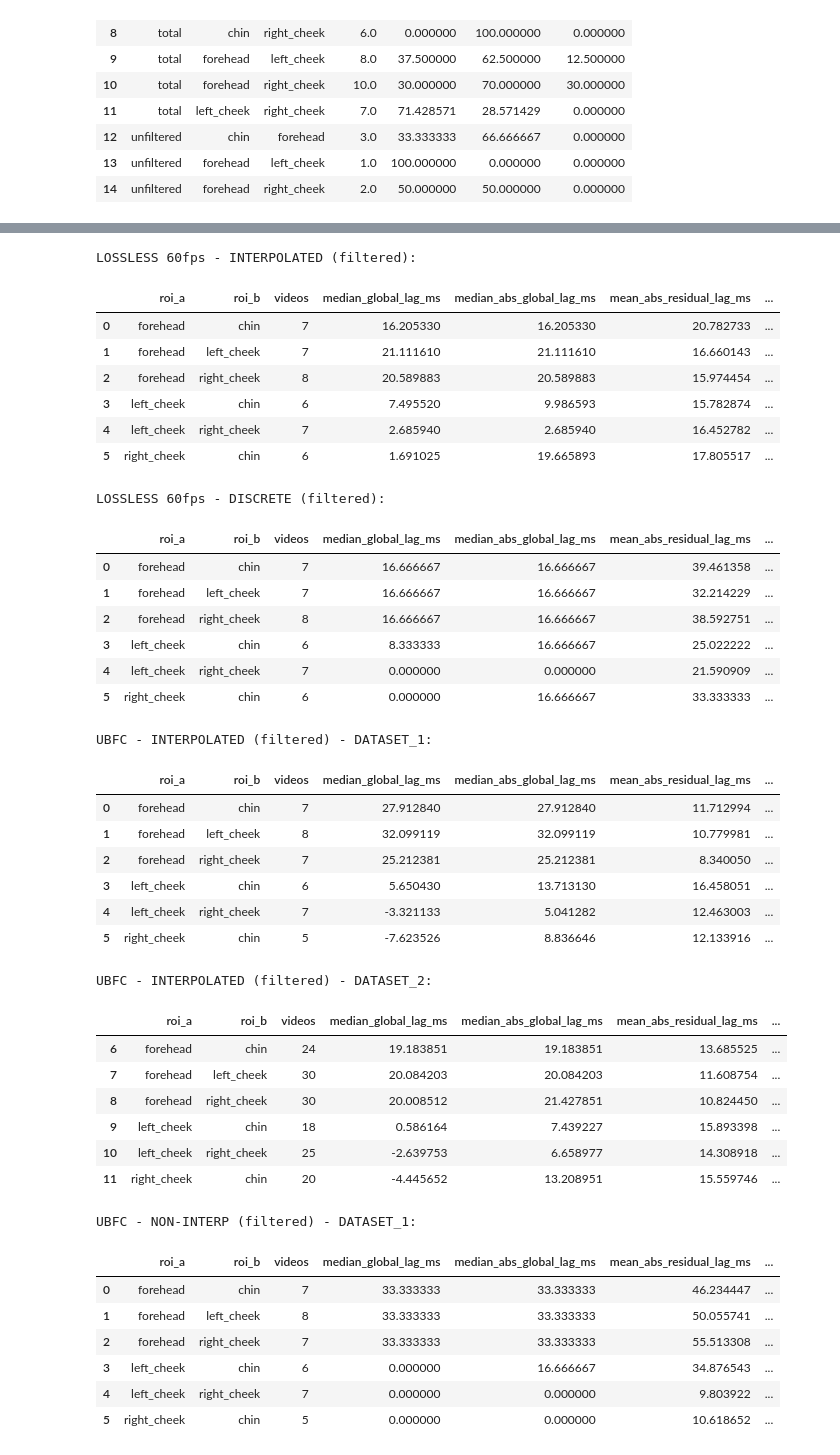
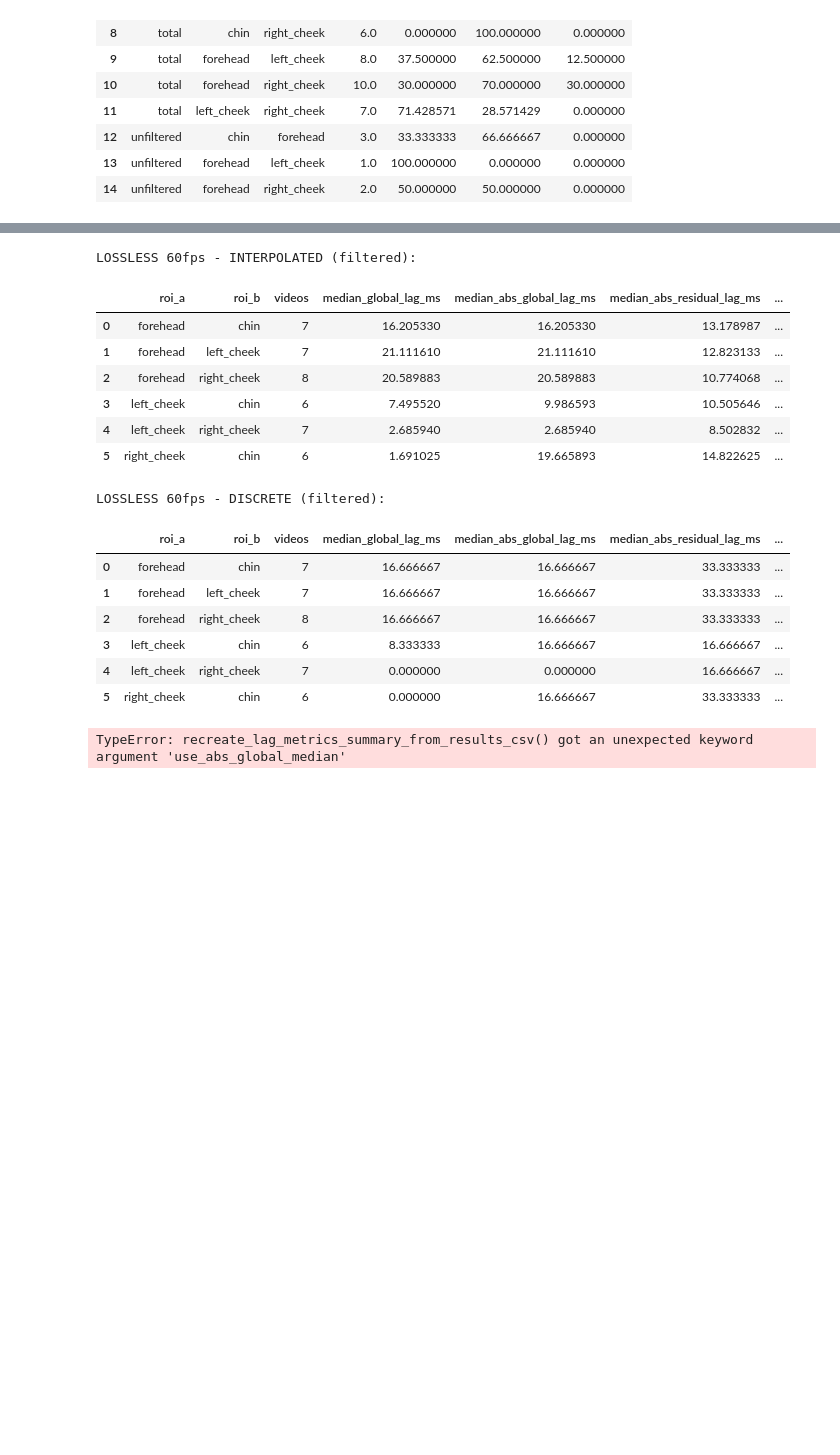
Before and after one commit to pedrwito/edge-rppg-health, a Jupyter notebook: test_methods_for_hr.ipynb, the cells around one changed output, grey strips where cells are left out. Saved outputs shown, nothing was run; the diff lists cells and outputs as text; code cells hidden in the pictures; blank space fills up the shorter version.

```diff
--- a/test_methods_for_hr.ipynb
+++ b/test_methods_for_hr.ipynb
@@ -751,8 +792,8 @@ cols_keep = [
     "videos",
     "median_global_lag_ms",
     "median_abs_global_lag_ms",
-    "mean_abs_residual_lag_ms",
-    "mean_signed_residual_lag_ms",
+    "median_abs_residual_lag_ms",
+    "median_signed_residual_lag_ms",
 ]
 
 
@@ -783,69 +824,47 @@ display(view(v60_disc).head(20))
 # =========================
 # 2) UBFC (DATASET_1 & DATASET_2)
 # =========================
 ubfc_interp_all = recreate_ubfc_summary_df_from_results_csv(
     "ubfc_lag_metrics_interpolated.csv",
     modes=["filtered"],
+    use_abs_global_median=True,
 )
 ubfc_nointerp_all = recreate_ubfc_summary_df_from_results_csv(
     "ubfc_lag_metrics.csv",  # this is your "non-interpolated" UBFC results file
     modes=["filtered"],
 )
 
 # Split (keep dataset for filtering, but don't display it)
 ubfc_interp_d1 = ubfc_interp_all[ubfc_interp_all["dataset"] == "DATASET_1"].copy()
 ubfc_interp_d2 = ubfc_interp_all[ubfc_interp_all["dataset"] == "DATASET_2"].copy()
 
 ubfc_nointerp_d1 = ubfc_nointerp_all[ubfc_nointerp_all["dataset"] == "DATASET_1"].copy()
 ubfc_nointerp_d2 = ubfc_nointerp_all[ubfc_nointerp_all["dataset"] == "DATASET_2"].copy()
 
 print("UBFC - INTERPOLATED (filtered) - DATASET_1:")
 display(view(ubfc_interp_d1).head(20))
 print("UBFC - INTERPOLATED (filtered) - DATASET_2:")
 display(view(ubfc_interp_d2).head(20))
 
 print("UBFC - NON-INTERP (filtered) - DATASET_1:")
 display(view(ubfc_nointerp_d1).head(20))
 print("UBFC - NON-INTERP (filtered) - DATASET_2:")
 display(view(ubfc_nointerp_d2).head(20))
 # %% [output]
 LOSSLESS 60fps - INTERPOLATED (filtered):
-|  | roi_a | roi_b | videos | median_global_lag_ms | median_abs_global_lag_ms | mean_abs_residual_lag_ms | ... |
-| 0 | forehead | chin | 7 | 16.205330 | 16.205330 | 20.782733 | ... |
-| 1 | forehead | left_cheek | 7 | 21.111610 | 21.111610 | 16.660143 | ... |
-| 2 | forehead | right_cheek | 8 | 20.589883 | 20.589883 | 15.974454 | ... |
-| 3 | left_cheek | chin | 6 | 7.495520 | 9.986593 | 15.782874 | ... |
-| 4 | left_cheek | right_cheek | 7 | 2.685940 | 2.685940 | 16.452782 | ... |
-| 5 | right_cheek | chin | 6 | 1.691025 | 19.665893 | 17.805517 | ... |
+|  | roi_a | roi_b | videos | median_global_lag_ms | median_abs_global_lag_ms | median_abs_residual_lag_ms | ... |
+| 0 | forehead | chin | 7 | 16.205330 | 16.205330 | 13.178987 | ... |
+| 1 | forehead | left_cheek | 7 | 21.111610 | 21.111610 | 12.823133 | ... |
+| 2 | forehead | right_cheek | 8 | 20.589883 | 20.589883 | 10.774068 | ... |
+| 3 | left_cheek | chin | 6 | 7.495520 | 9.986593 | 10.505646 | ... |
+| 4 | left_cheek | right_cheek | 7 | 2.685940 | 2.685940 | 8.502832 | ... |
+| 5 | right_cheek | chin | 6 | 1.691025 | 19.665893 | 14.822625 | ... |
 LOSSLESS 60fps - DISCRETE (filtered):
-|  | roi_a | roi_b | videos | median_global_lag_ms | median_abs_global_lag_ms | mean_abs_residual_lag_ms | ... |
-| 0 | forehead | chin | 7 | 16.666667 | 16.666667 | 39.461358 | ... |
-| 1 | forehead | left_cheek | 7 | 16.666667 | 16.666667 | 32.214229 | ... |
-| 2 | forehead | right_cheek | 8 | 16.666667 | 16.666667 | 38.592751 | ... |
-| 3 | left_cheek | chin | 6 | 8.333333 | 16.666667 | 25.022222 | ... |
-| 4 | left_cheek | right_cheek | 7 | 0.000000 | 0.000000 | 21.590909 | ... |
+|  | roi_a | roi_b | videos | median_global_lag_ms | median_abs_global_lag_ms | median_abs_residual_lag_ms | ... |
+| 0 | forehead | chin | 7 | 16.666667 | 16.666667 | 33.333333 | ... |
+| 1 | forehead | left_cheek | 7 | 16.666667 | 16.666667 | 33.333333 | ... |
+| 2 | forehead | right_cheek | 8 | 16.666667 | 16.666667 | 33.333333 | ... |
+| 3 | left_cheek | chin | 6 | 8.333333 | 16.666667 | 16.666667 | ... |
+| 4 | left_cheek | right_cheek | 7 | 0.000000 | 0.000000 | 16.666667 | ... |
 | 5 | right_cheek | chin | 6 | 0.000000 | 16.666667 | 33.333333 | ... |
-UBFC - INTERPOLATED (filtered) - DATASET_1:
+TypeError: recreate_lag_metrics_summary_from_results_csv() got an unexpected keyword argument 'use_abs_global_median'
-|  | roi_a | roi_b | videos | median_global_lag_ms | median_abs_global_lag_ms | mean_abs_residual_lag_ms | ... |
-| 0 | forehead | chin | 7 | 27.912840 | 27.912840 | 11.712994 | ... |
-| 1 | forehead | left_cheek | 8 | 32.099119 | 32.099119 | 10.779981 | ... |
-| 2 | forehead | right_cheek | 7 | 25.212381 | 25.212381 | 8.340050 | ... |
-| 3 | left_cheek | chin | 6 | 5.650430 | 13.713130 | 16.458051 | ... |
-| 4 | left_cheek | right_cheek | 7 | -3.321133 | 5.041282 | 12.463003 | ... |
-| 5 | right_cheek | chin | 5 | -7.623526 | 8.836646 | 12.133916 | ... |
-UBFC - INTERPOLATED (filtered) - DATASET_2:
-|  | roi_a | roi_b | videos | median_global_lag_ms | median_abs_global_lag_ms | mean_abs_residual_lag_ms | ... |
-| 6 | forehead | chin | 24 | 19.183851 | 19.183851 | 13.685525 | ... |
-| 7 | forehead | left_cheek | 30 | 20.084203 | 20.084203 | 11.608754 | ... |
-| 8 | forehead | right_cheek | 30 | 20.008512 | 21.427851 | 10.824450 | ... |
-| 9 | left_cheek | chin | 18 | 0.586164 | 7.439227 | 15.893398 | ... |
-| 10 | left_cheek | right_cheek | 25 | -2.639753 | 6.658977 | 14.308918 | ... |
-| 11 | right_cheek | chin | 20 | -4.445652 | 13.208951 | 15.559746 | ... |
-UBFC - NON-INTERP (filtered) - DATASET_1:
-|  | roi_a | roi_b | videos | median_global_lag_ms | median_abs_global_lag_ms | mean_abs_residual_lag_ms | ... |
-| 0 | forehead | chin | 7 | 33.333333 | 33.333333 | 46.234447 | ... |
-| 1 | forehead | left_cheek | 8 | 33.333333 | 33.333333 | 50.055741 | ... |
-| 2 | forehead | right_cheek | 7 | 33.333333 | 33.333333 | 55.513308 | ... |
-| 3 | left_cheek | chin | 6 | 0.000000 | 16.666667 | 34.876543 | ... |
-| 4 | left_cheek | right_cheek | 7 | 0.000000 | 0.000000 | 9.803922 | ... |
-| 5 | right_cheek | chin | 5 | 0.000000 | 0.000000 | 10.618652 | ... |
```
Also changed, not shown: parts of 2 cells of this notebook, 1 other file.
